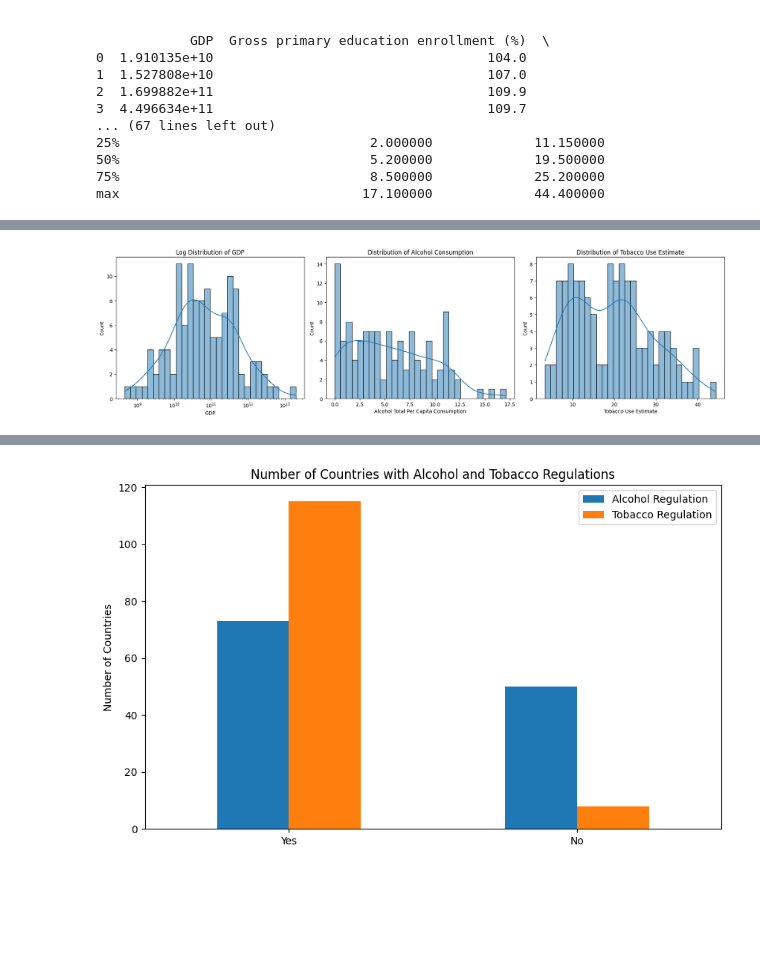
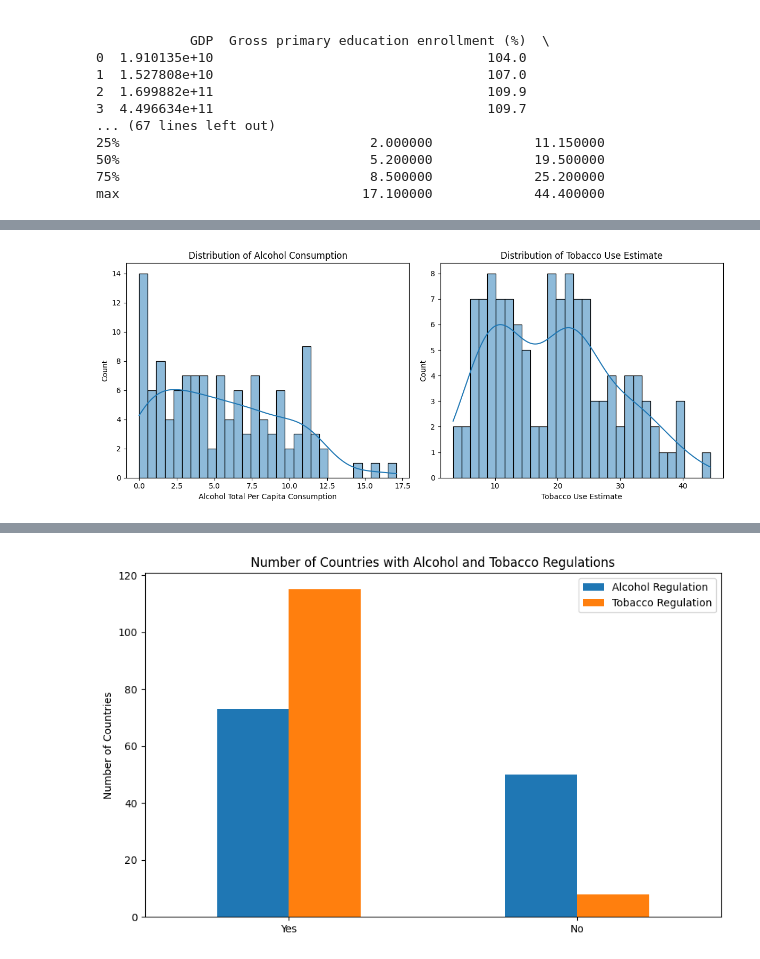
Before and after one commit to OmerBerkeUzun/Alcohol-and-Tobacco-Consumption-Analysis, a Jupyter notebook: project.ipynb, the cells around one changed output, grey strips where cells are left out. Drawn from its saved outputs; the diff is of its cells as text; code cells hidden in the pictures; blank space fills up the shorter version.

```diff
--- a/project.ipynb
+++ b/project.ipynb
@@ -65,14 +70,12 @@ Distributions of some features
 # %%
-#Distributions of GDP, Alcohol Consumption, and Tobacco Use
-fig, axes = plt.subplots(1, 3, figsize=(18, 5))
-sns.histplot(merged_df["GDP"], bins=30, ax=axes[0], kde=True, log_scale=True)
-axes[0].set_title("Log Distribution of GDP")
-sns.histplot(merged_df["Alcohol Total Per Capita Consumption"], bins=30, ax=axes[1], kde=True)
-axes[1].set_title("Distribution of Alcohol Consumption")
-sns.histplot(merged_df["Tobacco Use Estimate"], bins=30, ax=axes[2], kde=True)
-axes[2].set_title("Distribution of Tobacco Use Estimate")
+#Distributions of Alcohol Consumption, and Tobacco Use
+fig, axes = plt.subplots(1, 2, figsize=(12, 5))
+sns.histplot(merged_df["Alcohol Total Per Capita Consumption"], bins=30, ax=axes[0], kde=True)
+axes[0].set_title("Distribution of Alcohol Consumption")
+sns.histplot(merged_df["Tobacco Use Estimate"], bins=30, ax=axes[1], kde=True)
+axes[1].set_title("Distribution of Tobacco Use Estimate")
 plt.tight_layout()
 plt.show()
 # %% [output]
-[figure, old version]
+[figure, new version]
 # %% [markdown]
```
Also changed, not shown: parts of 21 cells of this notebook.
